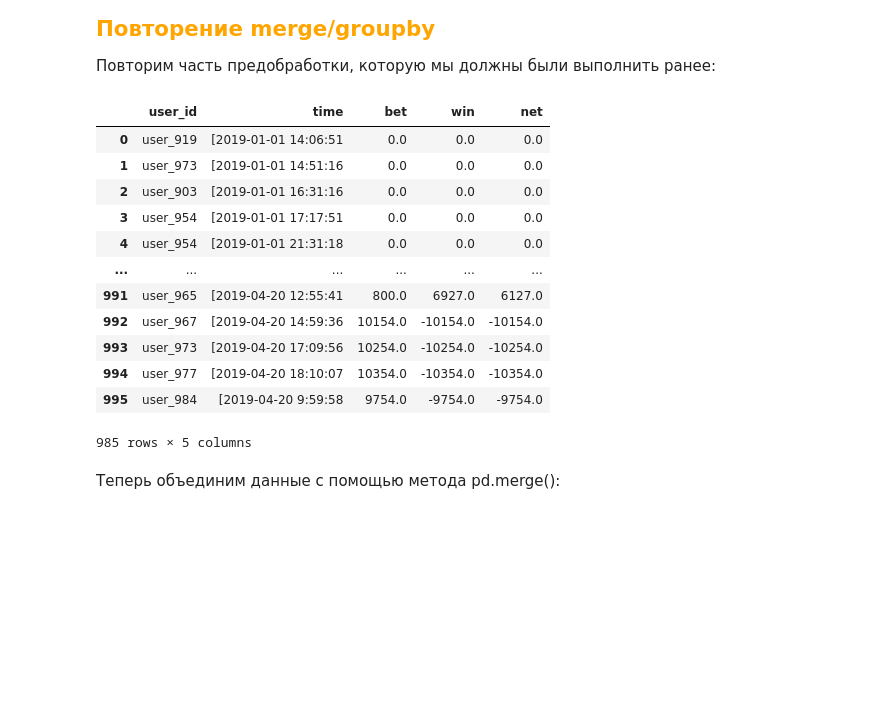
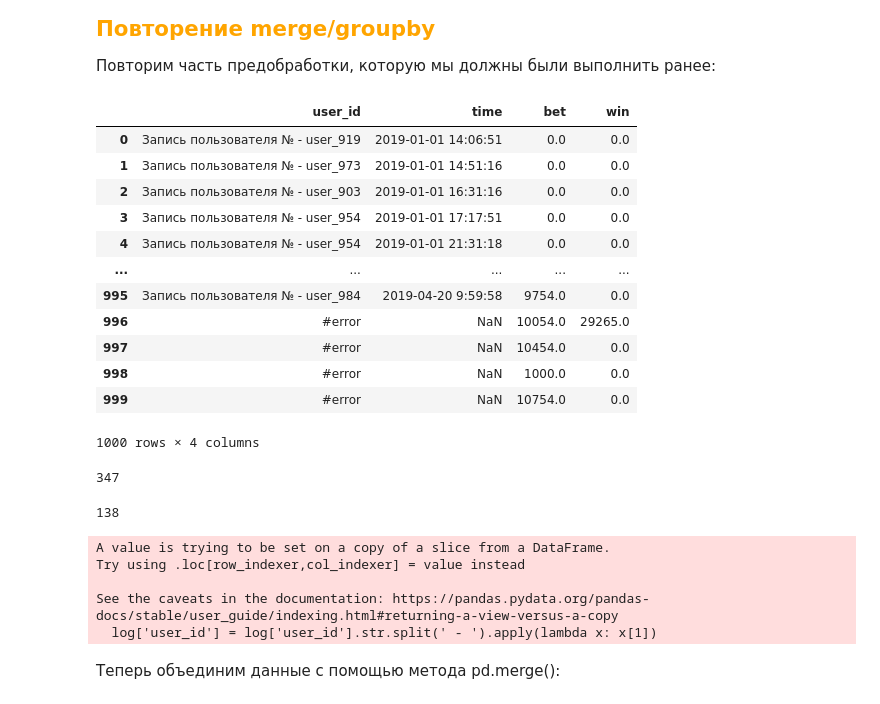
Before and after one commit to Paull-dark/Skill_Notebooks, a Jupyter notebook: Module_3/Python_11_Feature Engineering.ipynb, the cells around one changed output. Drawn from its saved outputs; the diff is of its cells as text; code cells hidden in the pictures; blank space fills up the shorter version.

```diff
--- a/Module_3/Python_11_Feature Engineering.ipynb
+++ b/Module_3/Python_11_Feature Engineering.ipynb
@@ -564,25 +365,65 @@ min_bet_amount = log[log['bet'] == log['bet'].min()]['bet'].count()
 <span style="color: orange; font-weight: bold; font-size:16pt">Повторение merge/groupby</span>
 
 Повторим часть предобработки, которую мы должны были выполнить ранее:
+# %%
+log['bet'] = log['bet'].fillna(0)
+def fillna_win(row):
+    if row.isna().win == True:
+        return 0
+    return row.loc['win']
+
+new_win = log.apply(lambda row: fillna_win(row), axis=1)
+
+# Заменяем старый столбец с пропусками на новый без пропусков
+log['win'] = new_win
+log
+# %% [output]
+|  | user_id | time | bet | win |
+| 0 | Запись пользователя № - user_919 | 2019-01-01 14:06:51 | 0.0 | 0.0 |
+| 1 | Запись пользователя № - user_973 | 2019-01-01 14:51:16 | 0.0 | 0.0 |
+| 2 | Запись пользователя № - user_903 | 2019-01-01 16:31:16 | 0.0 | 0.0 |
+| 3 | Запись пользователя № - user_954 | 2019-01-01 17:17:51 | 0.0 | 0.0 |
+| 4 | Запись пользователя № - user_954 | 2019-01-01 21:31:18 | 0.0 | 0.0 |
+| ... | ... | ... | ... | ... |
+| 995 | Запись пользователя № - user_984 | 2019-04-20 9:59:58 | 9754.0 | 0.0 |
+| 996 | #error | NaN | 10054.0 | 29265.0 |
+| 997 | #error | NaN | 10454.0 | 0.0 |
+| 998 | #error | NaN | 1000.0 | 0.0 |
+| 999 | #error | NaN | 10754.0 | 0.0 |
+1000 rows × 4 columns
+# %%
+def fillna_win(row):
+    if row.win == 0:
+        return 0 - row.loc['bet']
+    return row.loc['win']
+
+new_win = log.apply(lambda row: fillna_win(row), axis=1)
+
+# Заменяем старый столбец с пропусками на новый без пропусков
+log['win'] = new_win
+log['win'].apply(lambda x: x<0).sum()
+# %% [output]
+347
+# %%
+def net_net(row):
+    if row.win < 0:
+        return row.loc['win']
+    return row.loc['win'] - row.loc['bet']
+log['net'] = log.apply(lambda row: net_net(row),axis=1)
+log['net'].apply(lambda x: x>0).sum()
+# %% [output]
+138
 # %%
 users.user_id = users.user_id.apply(lambda x: x.lower())
-
-log1 = lo1g[log1.user_id != '#error']
-log1.user_id = log1.user_id.str.split(' - ').apply(lambda x: x[1])
+log['time'] = log['time'].str.replace('[','')
+log = log[log.user_id != '#error']
+log['user_id'] = log['user_id'].str.split(' - ').apply(lambda x: x[1])
 # %% [output]
-|  | user_id | time | bet | win | net |
-| 0 | user_919 | [2019-01-01 14:06:51 | 0.0 | 0.0 | 0.0 |
-| 1 | user_973 | [2019-01-01 14:51:16 | 0.0 | 0.0 | 0.0 |
-| 2 | user_903 | [2019-01-01 16:31:16 | 0.0 | 0.0 | 0.0 |
-| 3 | user_954 | [2019-01-01 17:17:51 | 0.0 | 0.0 | 0.0 |
-| 4 | user_954 | [2019-01-01 21:31:18 | 0.0 | 0.0 | 0.0 |
-| ... | ... | ... | ... | ... | ... |
-| 991 | user_965 | [2019-04-20 12:55:41 | 800.0 | 6927.0 | 6127.0 |
-| 992 | user_967 | [2019-04-20 14:59:36 | 10154.0 | -10154.0 | -10154.0 |
-| 993 | user_973 | [2019-04-20 17:09:56 | 10254.0 | -10254.0 | -10254.0 |
-| 994 | user_977 | [2019-04-20 18:10:07 | 10354.0 | -10354.0 | -10354.0 |
-| 995 | user_984 | [2019-04-20 9:59:58 | 9754.0 | -9754.0 | -9754.0 |
-985 rows × 5 columns
+A value is trying to be set on a copy of a slice from a DataFrame.
+Try using .loc[row_indexer,col_indexer] = value instead
+
+See the caveats in the documentation: https://pandas.pydata.org/pandas-docs/stable/user_guide/indexing.html#returning-a-view-versus-a-copy
+  log['user_id'] = log['user_id'].str.split(' - ').apply(lambda x: x[1])
 # %% [markdown]
 Tеперь объединим данные с помощью метода pd.merge():
 # %%
```
Also changed, not shown: parts of 41 cells of this notebook.
